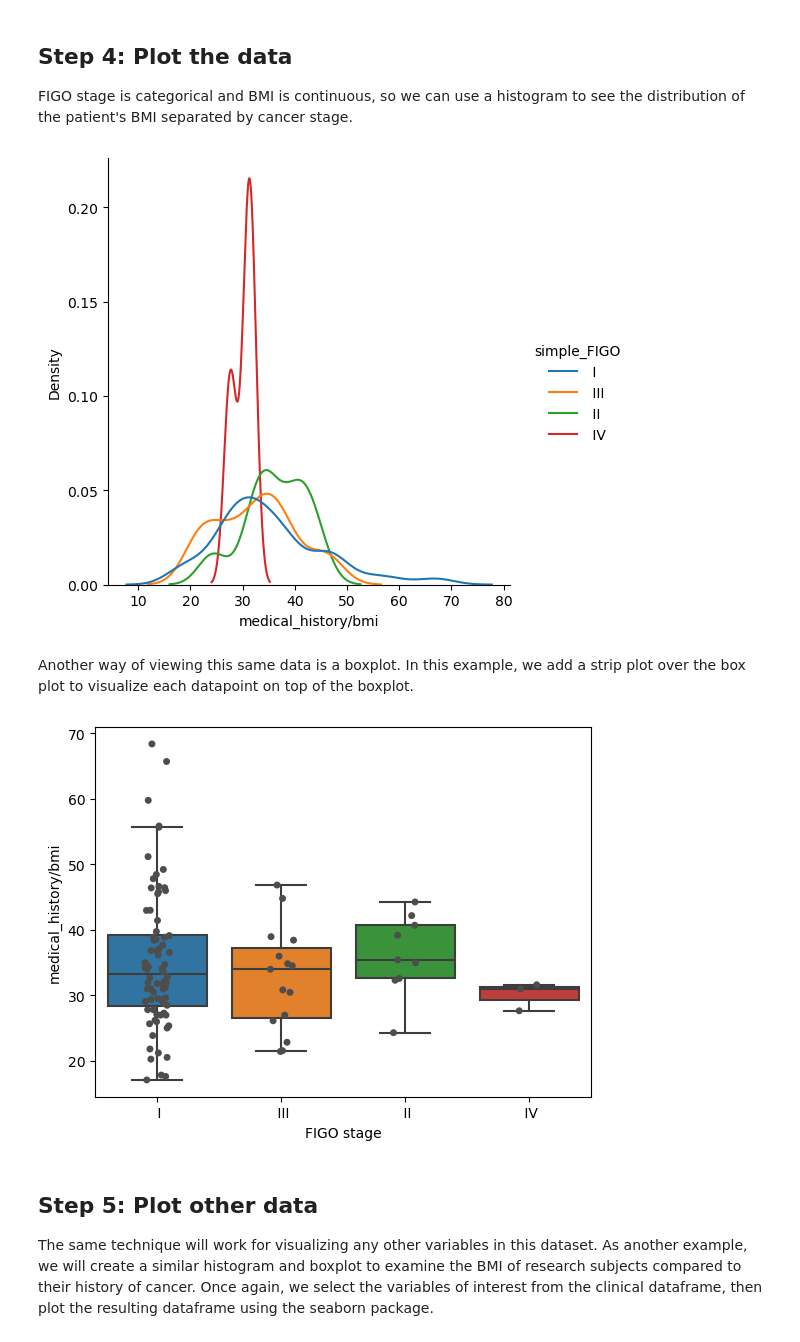
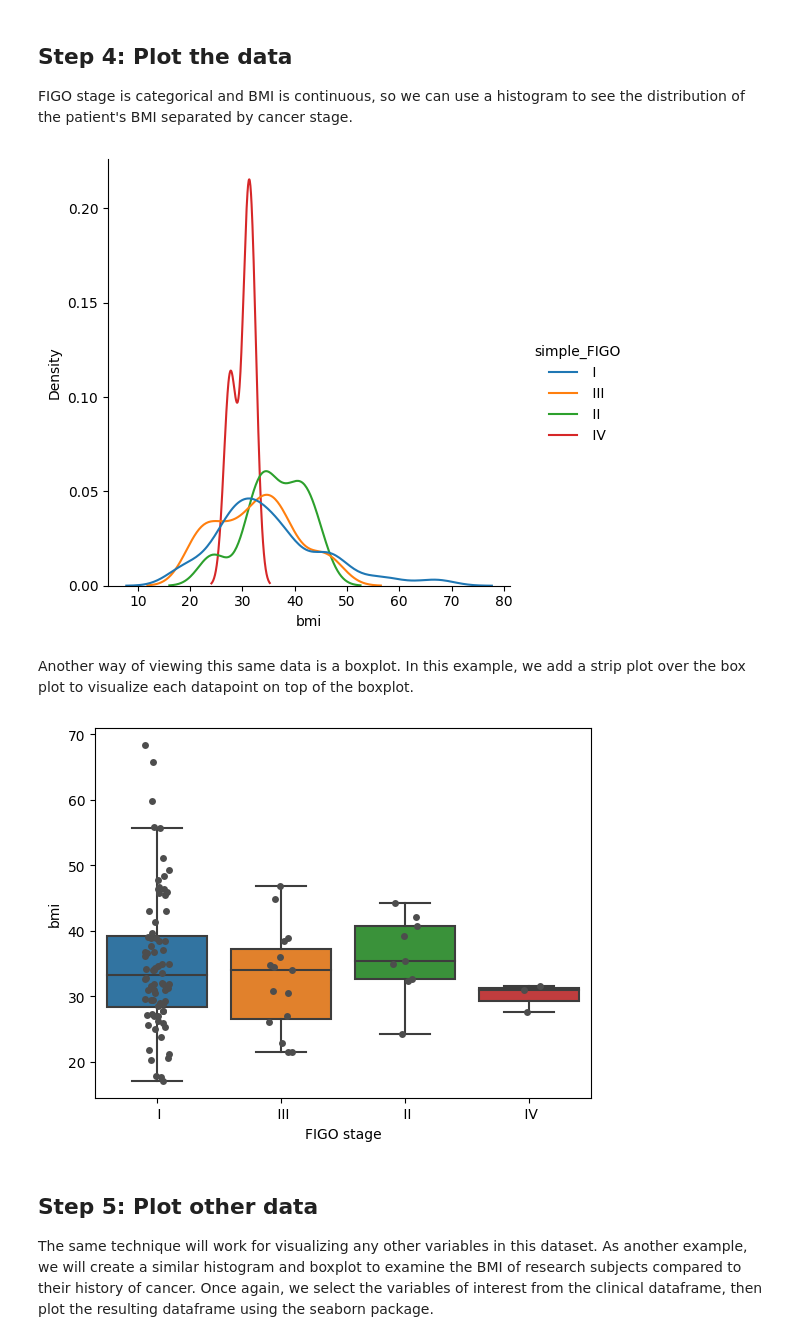
Before and after one commit to PayneLab/cptac, a Jupyter notebook: notebooks/usecase02_clinical_attributes.ipynb, the cells around one changed output. Saved outputs shown, nothing was run; the diff lists cells and outputs as text; code cells hidden in the pictures.

```diff
--- a/notebooks/usecase02_clinical_attributes.ipynb
+++ b/notebooks/usecase02_clinical_attributes.ipynb
@@ -47,7 +45,7 @@ For this use case, we are only interested in FIGO stage and BMI.
 For the purposes of this example, we want to simplify the FIGO stages to remove the word 'Stage'.
 # %%
 def simplify_FIGO(row):
-    return row['baseline/tumor_stage_pathological'].replace('Stage', '')
+    return row['tumor_stage_pathological'].replace('Stage', '')
 
 # Apply the function to each row
 clinical_data['simple_FIGO'] = clinical_data.apply(simplify_FIGO, axis=1)
@@ -56,20 +54,20 @@ clinical_data['simple_FIGO'] = clinical_data.apply(simplify_FIGO, axis=1)
 
 FIGO stage is categorical and BMI is continuous, so we can use a histogram to see the distribution of the patient's BMI separated by cancer stage.
 # %%
-sns.displot(clinical_data, x="medical_history/bmi", hue="simple_FIGO", kind="kde", common_norm=False, bw_adjust=.7)
+sns.displot(clinical_data, x="bmi", hue="simple_FIGO", kind="kde", common_norm=False, bw_adjust=.7)
 
 plt.show()
 # %% [output]
-[figure, old version]
+[figure, new version]
 # %% [markdown]
 Another way of viewing this same data is a boxplot. In this example, we add a strip plot over the box plot to visualize each datapoint on top of the boxplot.
 # %%
-figoStrip = sns.boxplot(data=clinical_data, x="simple_FIGO", y="medical_history/bmi", showfliers=False)
-figoStrip = sns.stripplot(data=clinical_data, x="simple_FIGO", y="medical_history/bmi", jitter=True, color=".3")
+figoStrip = sns.boxplot(data=clinical_data, x="simple_FIGO", y="bmi", showfliers=False)
+figoStrip = sns.stripplot(data=clinical_data, x="simple_FIGO", y="bmi", jitter=True, color=".3")
 figoStrip.set(xlabel = "FIGO stage")
 plt.show()
 # %% [output]
-[figure, old version]
+[figure, new version]
 # %% [markdown]
 ## Step 5: Plot other data
 
```
Also changed, not shown: parts of 2 cells of this notebook.
